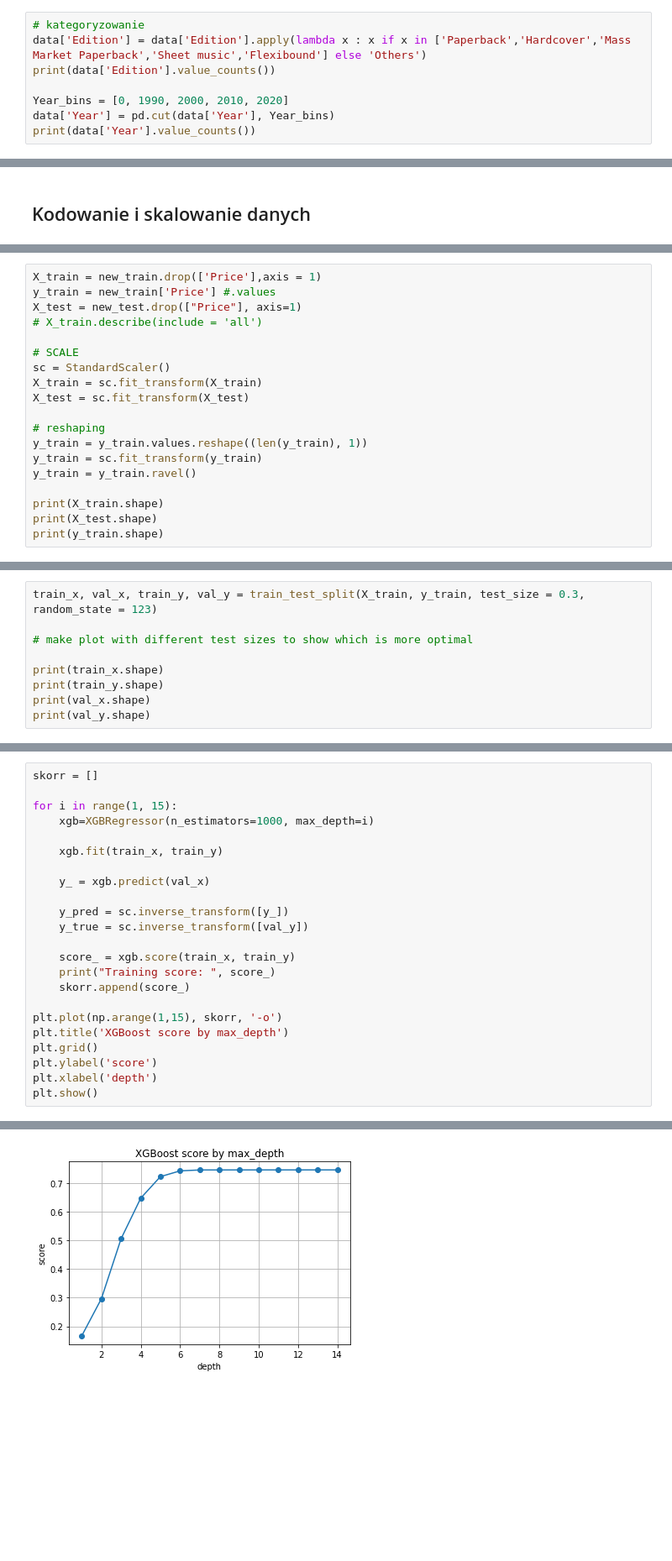
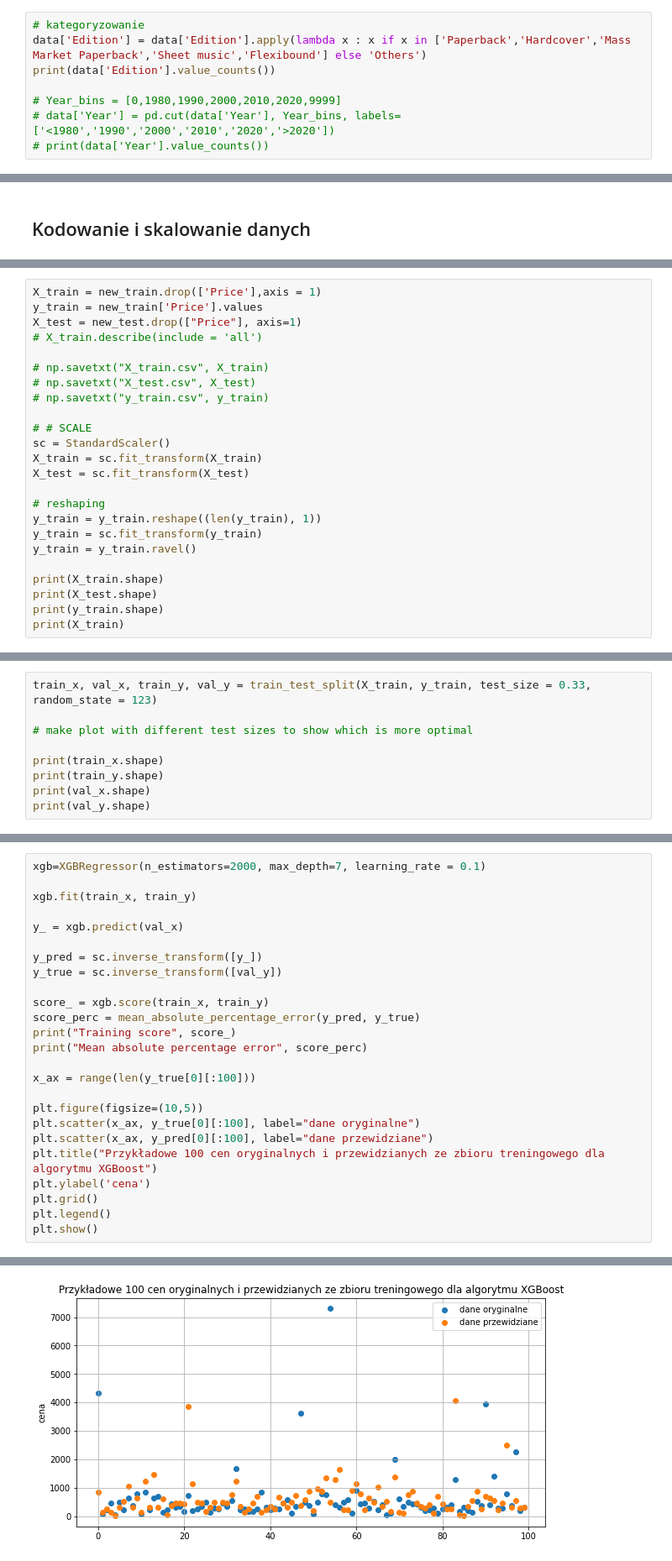
Before and after one commit to alibogusz/inzynierka, a Jupyter notebook: data_preprocessing.ipynb, the cells around one changed output, grey strips where cells are left out. Shown: that part at 84% size. Cells and saved outputs as stored; diff of their text form; blank space fills up the shorter version.

```diff
--- a/data_preprocessing.ipynb
+++ b/data_preprocessing.ipynb
@@ -133,9 +189,9 @@ Name: Edition, dtype: int64
 data['Edition'] = data['Edition'].apply(lambda x : x if x in ['Paperback','Hardcover','Mass Market Paperback','Sheet music','Flexibound'] else 'Others')
 print(data['Edition'].value_counts())
 
-Year_bins = [0, 1990, 2000, 2010, 2020]
-data['Year'] = pd.cut(data['Year'], Year_bins)
-print(data['Year'].value_counts())
+# Year_bins = [0,1980,1990,2000,2010,2020,9999]
+# data['Year'] = pd.cut(data['Year'], Year_bins, labels=['<1980','1990','2000','2010','2020','>2020'])
+# print(data['Year'].value_counts())
 # %% [output]
 Paperback                6463
 Hardcover                1056
@@ -276,22 +327,27 @@ new_train.head()
 # %%
 X_train = new_train.drop(['Price'],axis = 1)
-y_train = new_train['Price'] #.values
+y_train = new_train['Price'].values
 X_test = new_test.drop(["Price"], axis=1)
 # X_train.describe(include = 'all')
 
-# SCALE
+# np.savetxt("X_train.csv", X_train)
+# np.savetxt("X_test.csv", X_test)
+# np.savetxt("y_train.csv", y_train)
+
+# # SCALE
 sc = StandardScaler()
 X_train = sc.fit_transform(X_train)
 X_test = sc.fit_transform(X_test)
 
 # reshaping
-y_train = y_train.values.reshape((len(y_train), 1))
+y_train = y_train.reshape((len(y_train), 1))
 y_train = sc.fit_transform(y_train)
 y_train = y_train.ravel()
 
 print(X_train.shape)
 print(X_test.shape)
 print(y_train.shape)
+print(X_train)
 # %% [output]
 (6237, 5)
 (1560, 5)
@@ -305,5 +368,5 @@ np.savetxt("y_train.txt", y_train)
 # %%
-train_x, val_x, train_y, val_y = train_test_split(X_train, y_train, test_size = 0.3, random_state = 123)
+train_x, val_x, train_y, val_y = train_test_split(X_train, y_train, test_size = 0.33, random_state = 123)
 
 # make plot with different test sizes to show which is more optimal
 
@@ -319,24 +382,26 @@ print(val_y.shape)
 # %%
-skorr = []
+xgb=XGBRegressor(n_estimators=2000, max_depth=7, learning_rate = 0.1)
 
-for i in range(1, 15):
-    xgb=XGBRegressor(n_estimators=1000, max_depth=i)
+xgb.fit(train_x, train_y)
 
-    xgb.fit(train_x, train_y)
+y_ = xgb.predict(val_x)
 
-    y_ = xgb.predict(val_x)
+y_pred = sc.inverse_transform([y_])
+y_true = sc.inverse_transform([val_y])
 
-    y_pred = sc.inverse_transform([y_])
-    y_true = sc.inverse_transform([val_y])
+score_ = xgb.score(train_x, train_y)
+score_perc = mean_absolute_percentage_error(y_pred, y_true)
+print("Training score", score_)
+print("Mean absolute percentage error", score_perc)
 
-    score_ = xgb.score(train_x, train_y)
-    print("Training score: ", score_)
-    skorr.append(score_)
+x_ax = range(len(y_true[0][:100]))
 
-plt.plot(np.arange(1,15), skorr, '-o')
-plt.title('XGBoost score by max_depth')
+plt.figure(figsize=(10,5))
+plt.scatter(x_ax, y_true[0][:100], label="dane oryginalne")
+plt.scatter(x_ax, y_pred[0][:100], label="dane przewidziane")
+plt.title("Przykładowe 100 cen oryginalnych i przewidzianych ze zbioru treningowego dla algorytmu XGBoost")
+plt.ylabel('cena')
 plt.grid()
-plt.ylabel('score')
-plt.xlabel('depth')
+plt.legend()
 plt.show()
 # %% [output]
@@ -357 +410 @@ Training score:  0.746154974549841
-[figure, old version]
+[figure, new version]
```
Also changed, not shown: parts of 49 cells of this notebook, 4 other files.
